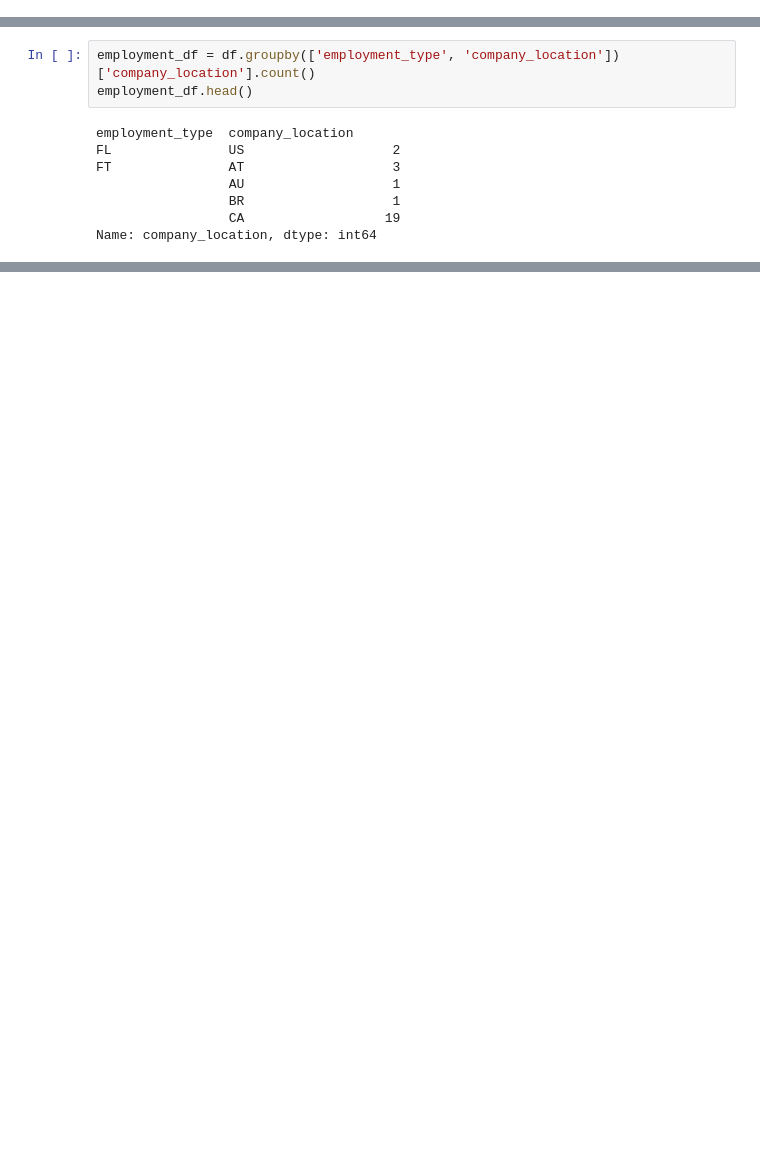
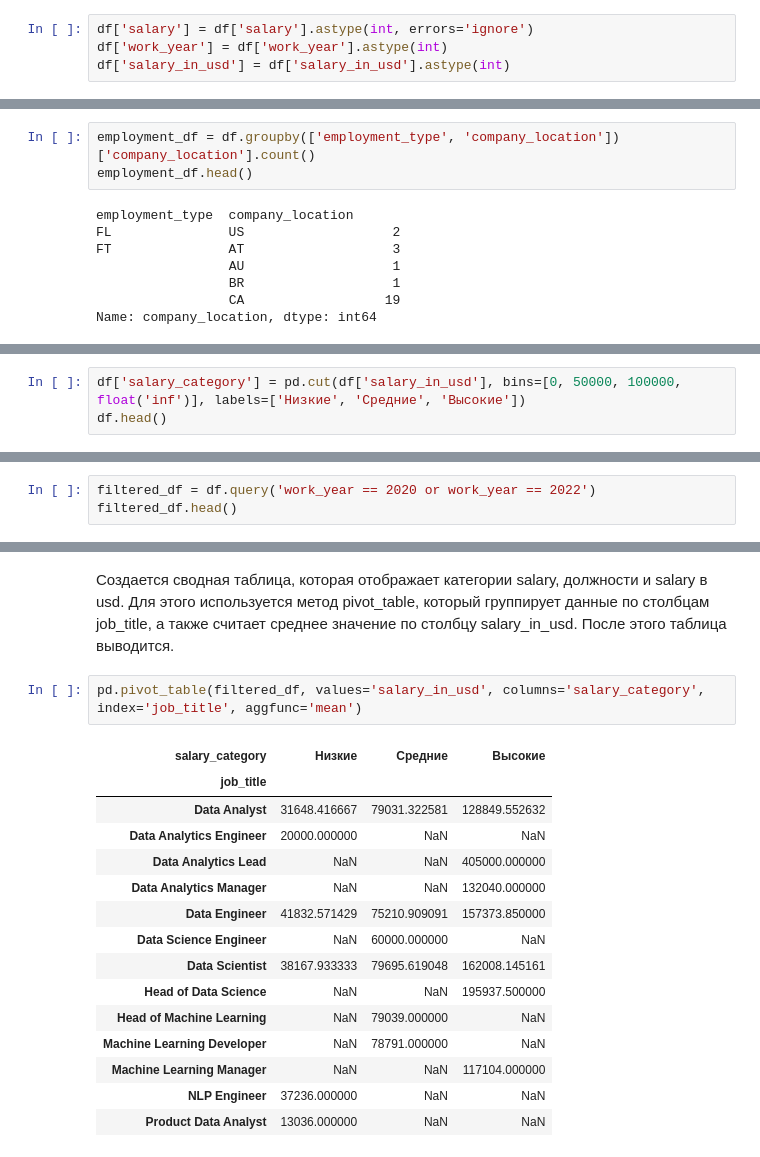
Before and after one commit to MaksimLevchenko/data_analysis_1, a Jupyter notebook: ЛР1_ЛевченкоМС_7.ipynb, the cells around one changed output, grey strips where cells are left out. Cells and saved outputs as stored; diff of their text form; blank space fills up the shorter version.

```diff
--- a/ЛР1_ЛевченкоМС_7.ipynb
+++ b/ЛР1_ЛевченкоМС_7.ipynb
@@ -61,0 +64,4 @@ memory usage: 25.2+ KB
+# %%
+df['salary'] = df['salary'].astype(int, errors='ignore')
+df['work_year'] = df['work_year'].astype(int)
+df['salary_in_usd'] = df['salary_in_usd'].astype(int)
@@ -227,0 +267,3 @@ pivot_median_salary.sort_values(by='work_year', ascending=False)
+# %%
+df['salary_category'] = pd.cut(df['salary_in_usd'], bins=[0, 50000, 100000, float('inf')], labels=['Низкие', 'Средние', 'Высокие'])
+df.head()
@@ -227,0 +279,3 @@ pivot_median_salary.sort_values(by='work_year', ascending=False)
+# %%
+filtered_df = df.query('work_year == 2020 or work_year == 2022')
+filtered_df.head()
@@ -227,0 +289,20 @@ pivot_median_salary.sort_values(by='work_year', ascending=False)
+# %% [markdown]
+Создается сводная таблица, которая отображает категории salary, должности и salary в usd. Для этого используется метод pivot_table, который группирует данные по столбцам job_title, а также считает среднее значение по столбцу salary_in_usd. После этого таблица выводится.
+# %%
+pd.pivot_table(filtered_df, values='salary_in_usd', columns='salary_category', index='job_title', aggfunc='mean')
+# %% [output]
+| salary_category | Низкие | Средние | Высокие |
+| job_title |  |  |  |
+| Data Analyst | 31648.416667 | 79031.322581 | 128849.552632 |
+| Data Analytics Engineer | 20000.000000 | NaN | NaN |
+| Data Analytics Lead | NaN | NaN | 405000.000000 |
+| Data Analytics Manager | NaN | NaN | 132040.000000 |
+| Data Engineer | 41832.571429 | 75210.909091 | 157373.850000 |
+| Data Science Engineer | NaN | 60000.000000 | NaN |
+| Data Scientist | 38167.933333 | 79695.619048 | 162008.145161 |
+| Head of Data Science | NaN | NaN | 195937.500000 |
+| Head of Machine Learning | NaN | 79039.000000 | NaN |
+| Machine Learning Developer | NaN | 78791.000000 | NaN |
+| Machine Learning Manager | NaN | NaN | 117104.000000 |
+| NLP Engineer | 37236.000000 | NaN | NaN |
+| Product Data Analyst | 13036.000000 | NaN | NaN |
```
Also changed, not shown: parts of 33 cells of this notebook.
